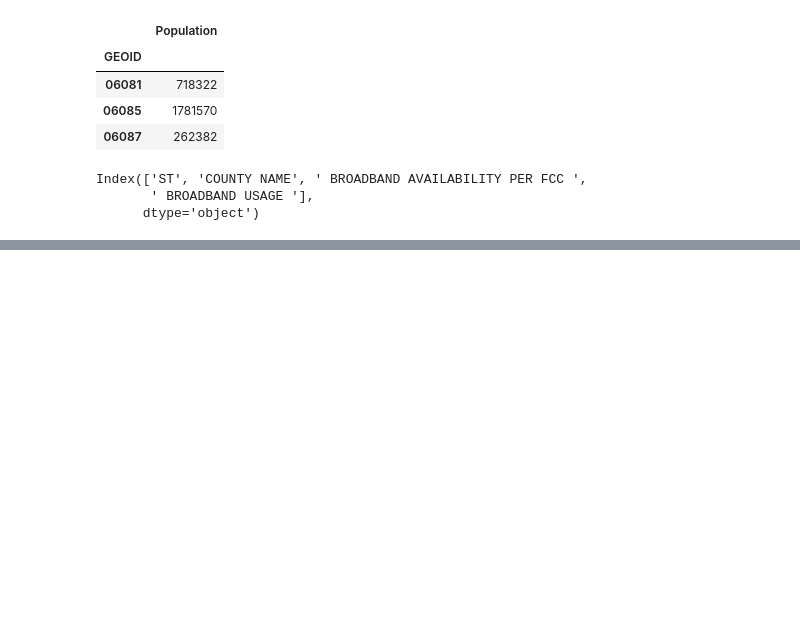
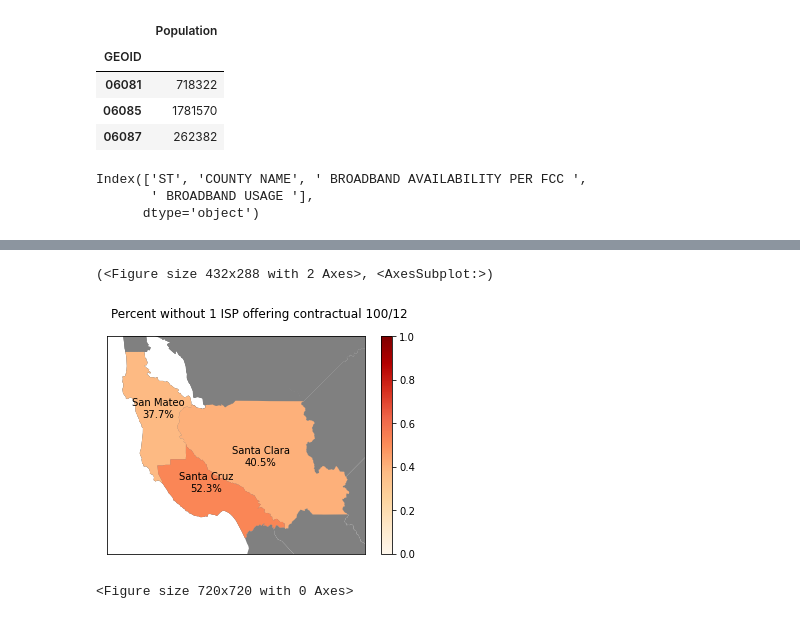
Before and after one commit to Bipartisan-Policy-Center/BPC_BroadbandGIS, a Jupyter notebook: Broadband_Coverage.ipynb, the cells around one changed output, grey strips where cells are left out. Cells and saved outputs as stored; diff of their text form; code cells hidden in the pictures; blank space fills up the shorter version.

```diff
--- a/Broadband_Coverage.ipynb
+++ b/Broadband_Coverage.ipynb
@@ -503,0 +547,6 @@ https://stamen-tiles-a.a.ssl.fastly.net/terrain/18/41807/101760.png
+# %%
+map_congressional_district(county_geo, county_data, 'PctLacking_100/12', 'Percent of constituents without \n 1 ISP offering contractual 100/12')
+# %% [output]
+(<Figure size 432x288 with 2 Axes>, <AxesSubplot:>)
+[figure, added]
+<Figure size 720x720 with 0 Axes>
```
Also changed, not shown: parts of 20 cells of this notebook.
